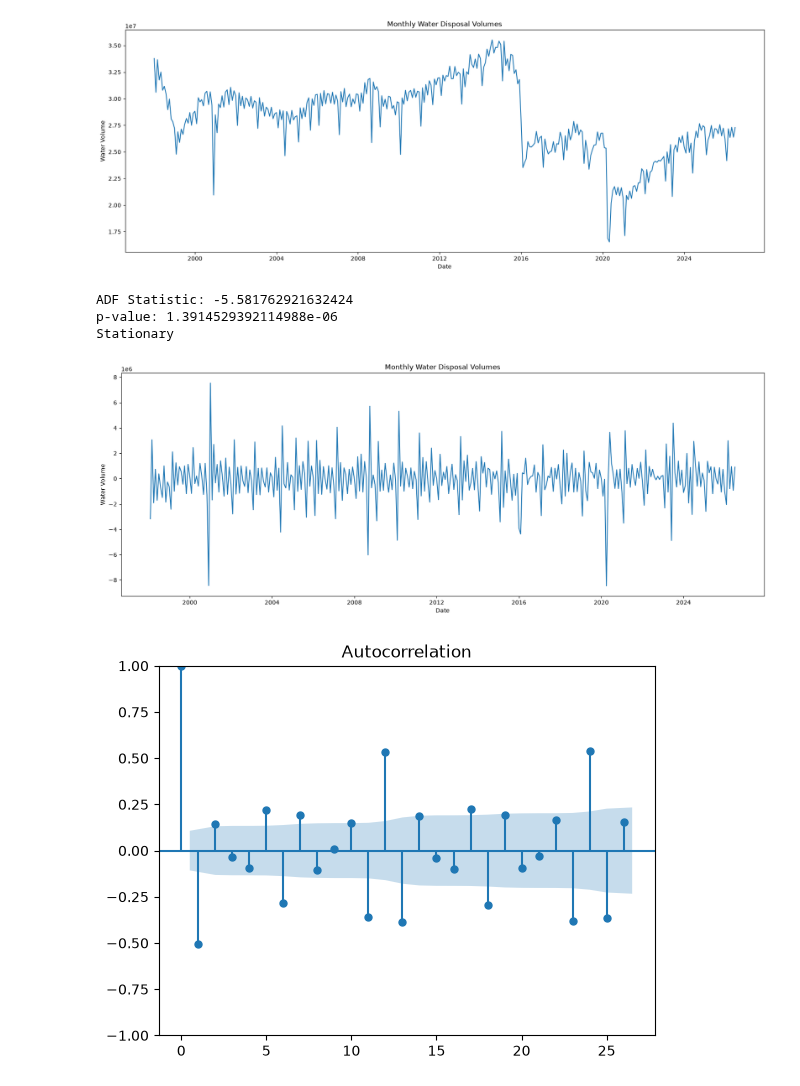
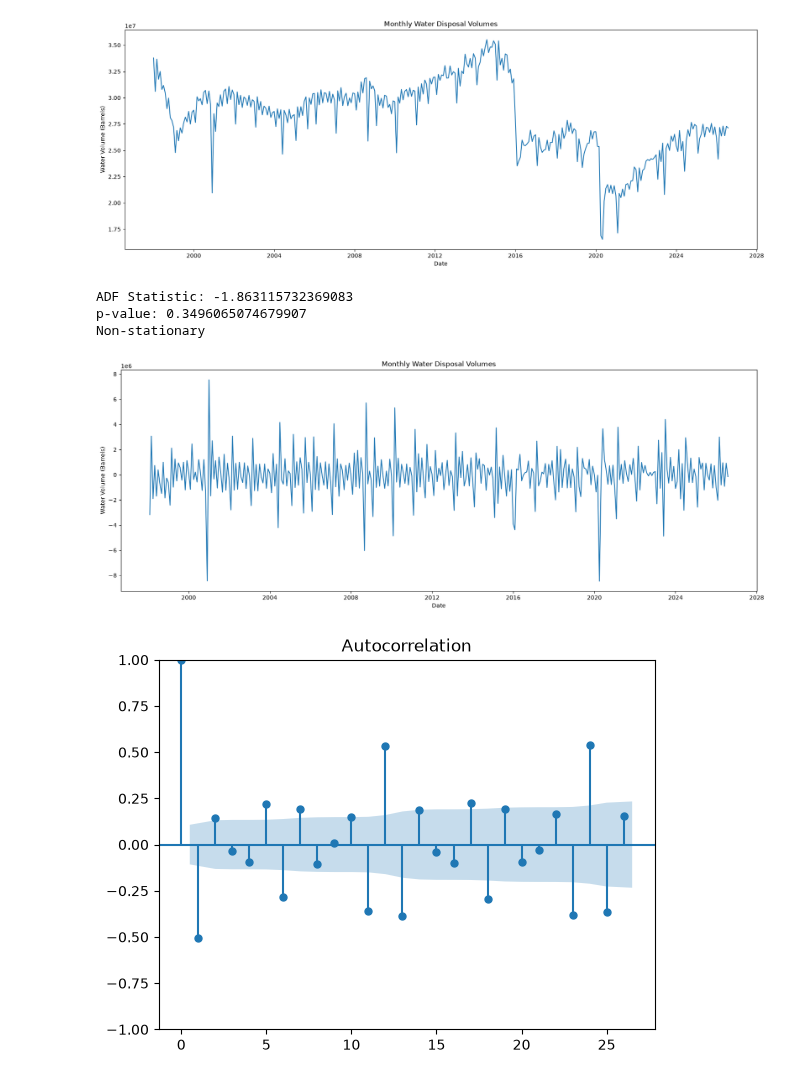
Before and after one commit to L0GN82/SARIMA, a Jupyter notebook: SARIMA with EXO.ipynb, the cells around one changed output. Drawn from its saved outputs; the diff is of its cells as text; code cells hidden in the pictures.

```diff
--- a/SARIMA with EXO.ipynb
+++ b/SARIMA with EXO.ipynb
@@ -35,11 +36,11 @@ fig, ax = plt.subplots(figsize=(20,7))
 ax.plot(monthly_water_vols['Date'], monthly_water_vols['Water Volume'], label = 'Water Disposal Volume')
 ax.set_title('Monthly Water Disposal Volumes')
 ax.set_xlabel('Date')
-ax.set_ylabel('Water Volume')
+ax.set_ylabel('Water Volume (Barrels)')
 fig.savefig("Monthly Water Volumes")
 plt.show()
 # %% [output]
-[figure, old version]
+[figure, new version]
 # %%
 
 
@@ -56,40 +57,40 @@ monthly_water_vols['Water Volume'] = monthly_water_vols['Total Disposed Water Vo
 # Changing column name to Date and also making the type datetime64
 monthly_water_vols['Date'] = monthly_water_vols['Month/ Year']
 monthly_water_vols['Date'] = pd.to_datetime(monthly_water_vols['Date'])
 
 # Dropping the old columns
 monthly_water_vols = monthly_water_vols.drop(columns = ['Total Disposed Water Volume', 'Month/ Year'])
 # Changing the order of the columns
 monthly_water_vols = monthly_water_vols.loc[:, ['Date', 'Water Volume']]
 
 #Differenced the data by 1 and the set is stationary.
 monthly_water_vols['diff1'] = monthly_water_vols['Water Volume'].diff(1)
 cleaned = monthly_water_vols.dropna()
 
-
+#checking the series for stationarity (AD Fuller test)
 def check_stationarity(timeseries):
     result = adfuller(timeseries, autolag = 'AIC')
     p_value = result[1]
     print(f'ADF Statistic: {result[0]}')
     print(f'p-value: {p_value}')
     print('Stationary' if p_value < 0.05 else 'Non-stationary')
 
-check_stationarity(cleaned['diff1'])
+check_stationarity(monthly_water_vols["Water Volume"])
 # Data is clean from the SARIMA script, I must figure out how to plot this data.
 
 fig, ax = plt.subplots(figsize=(20,7))
 
 ax.plot(monthly_water_vols['Date'], monthly_water_vols['diff1'], label = 'Water Disposal Volume')
 ax.set_title('Monthly Water Disposal Volumes')
 ax.set_xlabel('Date')
-ax.set_ylabel('Water Volume')
+ax.set_ylabel('Water Volume (Barrels)')
 fig.savefig("Monthly Water Volumes")
 plt.show()
 # %% [output]
-ADF Statistic: -5.581762921632424
-p-value: 1.3914529392114988e-06
-Stationary
+ADF Statistic: -1.863115732369083
+p-value: 0.3496065074679907
+Non-stationary
-[figure, old version]
+[figure, new version]
 # %%
 
 #AUTOCORRELATION FOR 1998 TO 2025
```
Also changed, not shown: parts of 13 cells of this notebook, 4 other files.
